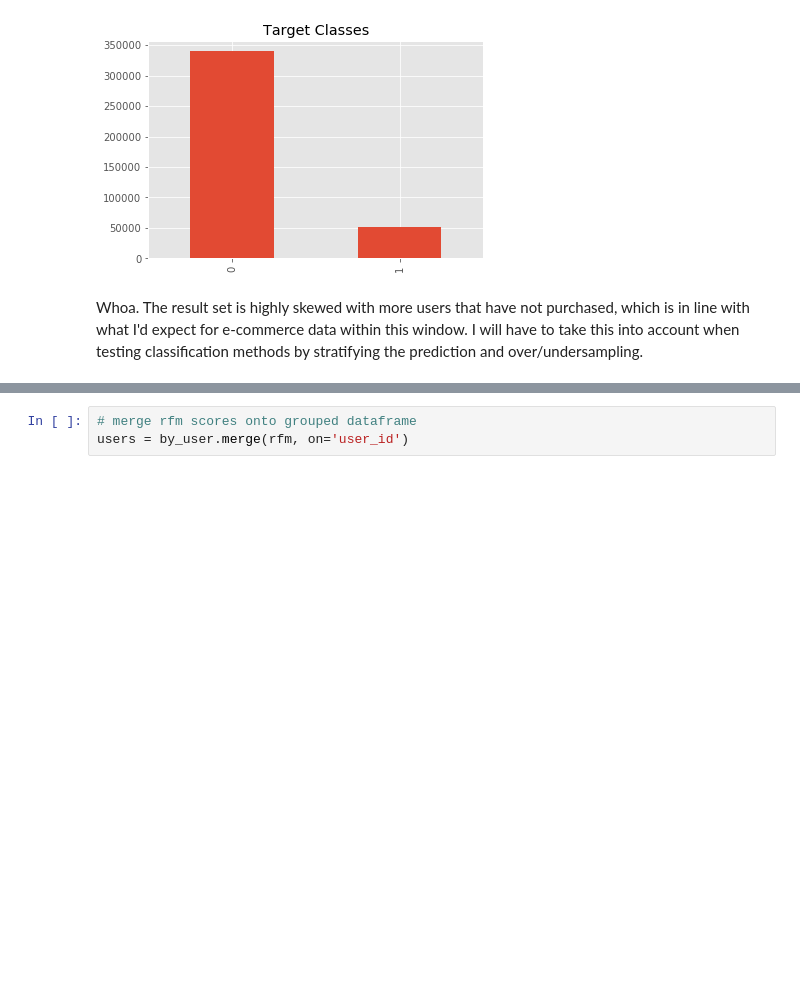
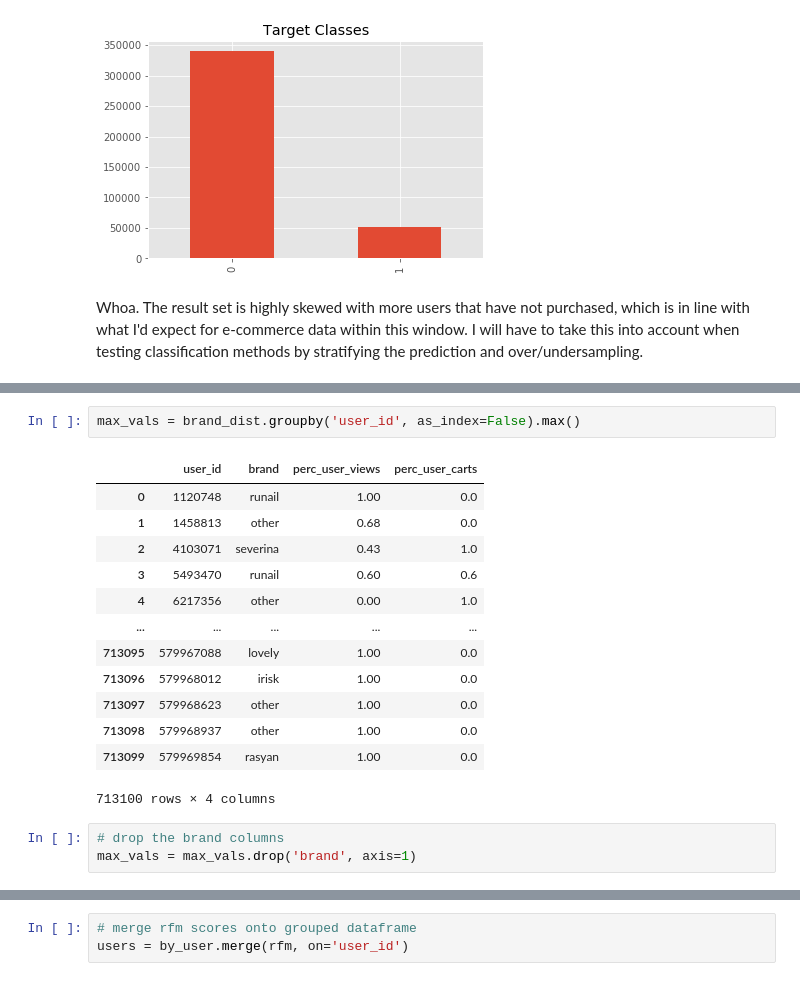
Before and after one commit to bakabbyy/customer-purchase-prediction, a Jupyter notebook: eda_feature_eng.ipynb, the cells around one changed output, grey strips where cells are left out. Drawn from its saved outputs; the diff is of its cells as text; blank space fills up the shorter version.

```diff
--- a/eda_feature_eng.ipynb
+++ b/eda_feature_eng.ipynb
@@ -321,0 +445,19 @@ actions.head()
+# %%
+max_vals = brand_dist.groupby('user_id', as_index=False).max()
+# %% [output]
+|  | user_id | brand | perc_user_views | perc_user_carts |
+| 0 | 1120748 | runail | 1.00 | 0.0 |
+| 1 | 1458813 | other | 0.68 | 0.0 |
+| 2 | 4103071 | severina | 0.43 | 1.0 |
+| 3 | 5493470 | runail | 0.60 | 0.6 |
+| 4 | 6217356 | other | 0.00 | 1.0 |
+| ... | ... | ... | ... | ... |
+| 713095 | 579967088 | lovely | 1.00 | 0.0 |
+| 713096 | 579968012 | irisk | 1.00 | 0.0 |
+| 713097 | 579968623 | other | 1.00 | 0.0 |
+| 713098 | 579968937 | other | 1.00 | 0.0 |
+| 713099 | 579969854 | rasyan | 1.00 | 0.0 |
+713100 rows × 4 columns
+# %%
+# drop the brand columns
+max_vals = max_vals.drop('brand', axis=1)
```
Also changed, not shown: parts of 44 cells of this notebook, 2 other files.
